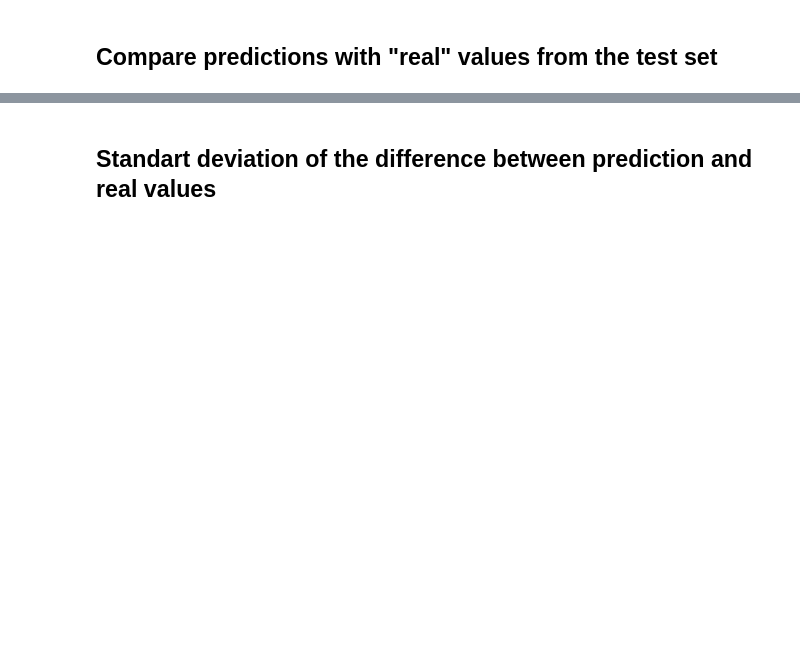
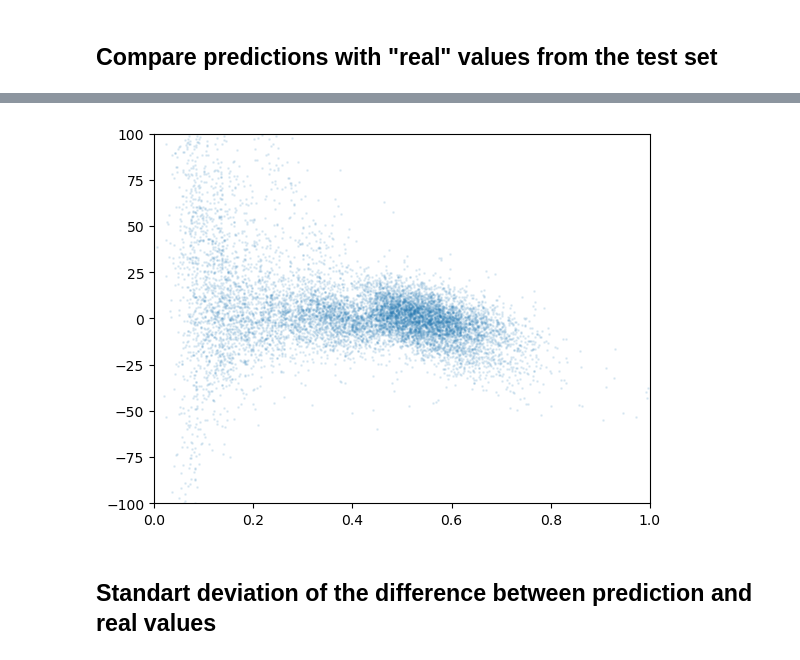
Before and after one commit to Morisset/Python-lectures-Notebooks, a Jupyter notebook: Lecture_Notebooks/Redshifts.ipynb, the cells around one changed output, grey strips where cells are left out. Saved outputs shown, nothing was run; the diff lists cells and outputs as text; code cells hidden in the pictures; blank space fills up the shorter version.

```diff
--- a/Lecture_Notebooks/Redshifts.ipynb
+++ b/Lecture_Notebooks/Redshifts.ipynb
@@ -154,3 +158,10 @@ ax.set_ylim(0,1);
+# %%
+f, ax = plt.subplots()
+ax.scatter(y_test, (y_pred - y_test)/y_test * 100, s=1, alpha=0.1)
+ax.set_xlim(0,1)
+ax.set_ylim(-100,100);
+# %% [output]
+[figure, added]
 # %% [markdown]
 ## Standart deviation of the difference between prediction and real values
 # %%
```
Also changed, not shown: parts of 7 cells of this notebook, 3 other files.
